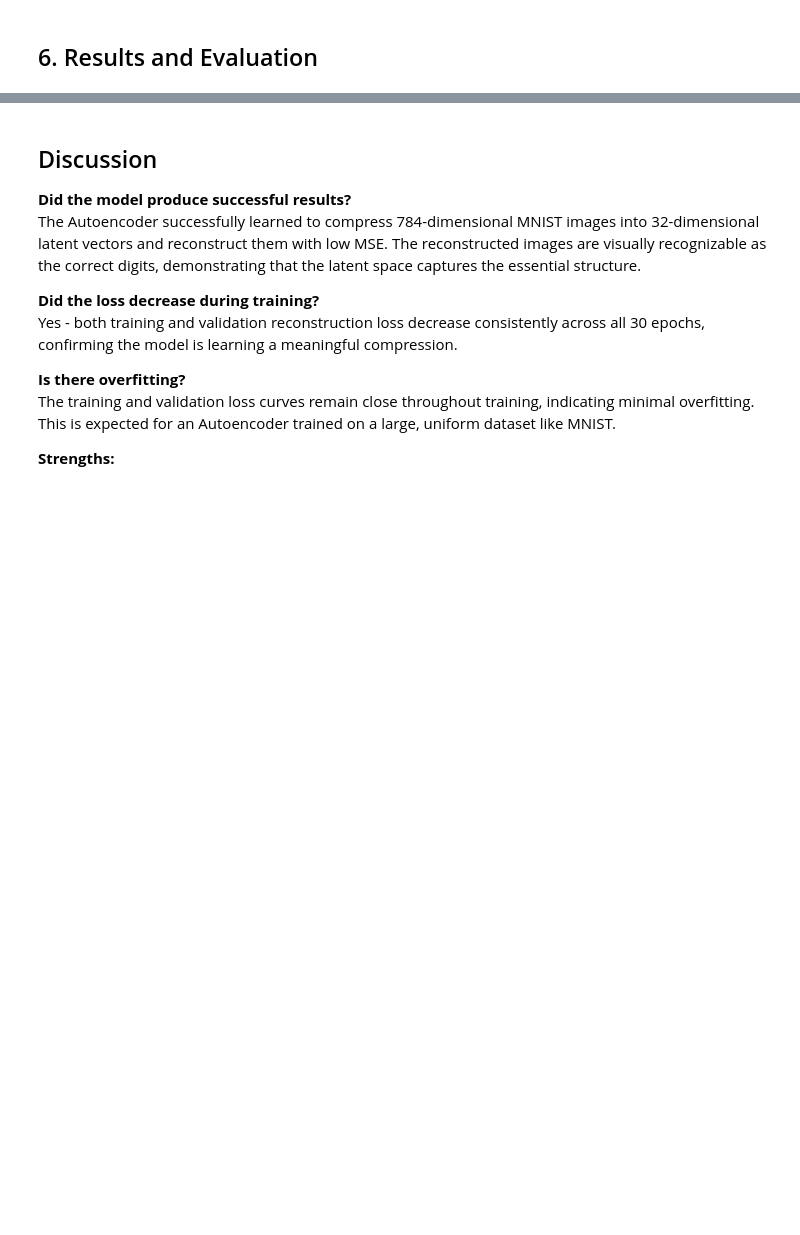
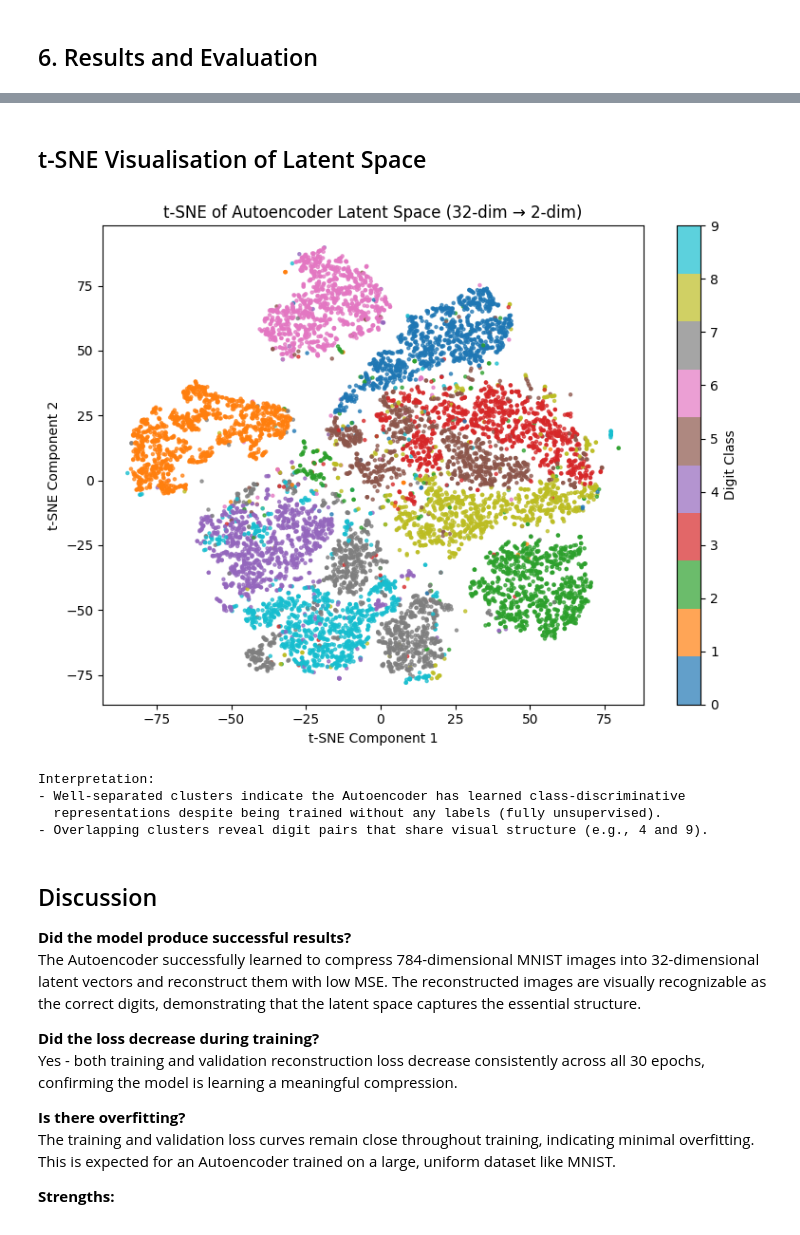
Before and after one commit to raydughmsh/DLFinalProject, a Jupyter notebook: 2_Autoencoder_MNIST.ipynb, the cells around one changed output, grey strips where cells are left out. Saved outputs shown, nothing was run; the diff lists cells and outputs as text; code cells hidden in the pictures; blank space fills up the shorter version.

```diff
--- a/2_Autoencoder_MNIST.ipynb
+++ b/2_Autoencoder_MNIST.ipynb
@@ -343,6 +343,47 @@ Interpretation:
   error because their visual patterns are easier for the encoder to compress efficiently.
 - Complex digits with more variation (e.g., 8, 5) may show higher reconstruction error
   as their detailed stroke patterns are harder to preserve in 32 dimensions.
+# %% [markdown]
+## t-SNE Visualisation of Latent Space
+# %%
+import warnings
+import numpy as np
+from sklearn.manifold import TSNE
+
+# Encode the test set to get latent vectors
+latent_test = encoder.predict(X_test_flat, verbose=0)
+
+# Run t-SNE on the latent vectors (suppress known numerical warnings)
+with warnings.catch_warnings():
+    warnings.simplefilter('ignore')
+    tsne = TSNE(n_components=2, random_state=42, perplexity=30, max_iter=1000)
+    latent_2d = tsne.fit_transform(latent_test)
+
+# Plot
+fig, ax = plt.subplots(figsize=(8, 6))
+scatter = ax.scatter(latent_2d[:, 0], latent_2d[:, 1],
+                     c=y_test, cmap='tab10', s=5, alpha=0.7)
+cbar = plt.colorbar(scatter, ax=ax, ticks=range(10))
+cbar.set_label('Digit Class')
+ax.set_title('t-SNE of Autoencoder Latent Space (32-dim → 2-dim)')
+ax.set_xlabel('t-SNE Component 1')
+ax.set_ylabel('t-SNE Component 2')
+plt.tight_layout()
+plt.savefig('ae_tsne.png', dpi=150, bbox_inches='tight')
+plt.show()
+
+print("""
+Interpretation:
+- Well-separated clusters indicate the Autoencoder has learned class-discriminative
+  representations despite being trained without any labels (fully unsupervised).
+- Overlapping clusters reveal digit pairs that share visual structure (e.g., 4 and 9).
+""")
+# %% [output]
+[figure, added]
+Interpretation:
+- Well-separated clusters indicate the Autoencoder has learned class-discriminative
+  representations despite being trained without any labels (fully unsupervised).
+- Overlapping clusters reveal digit pairs that share visual structure (e.g., 4 and 9).
 # %% [markdown]
 ## Discussion
 
```
Also changed, not shown: parts of 5 cells of this notebook, 16 other files.
